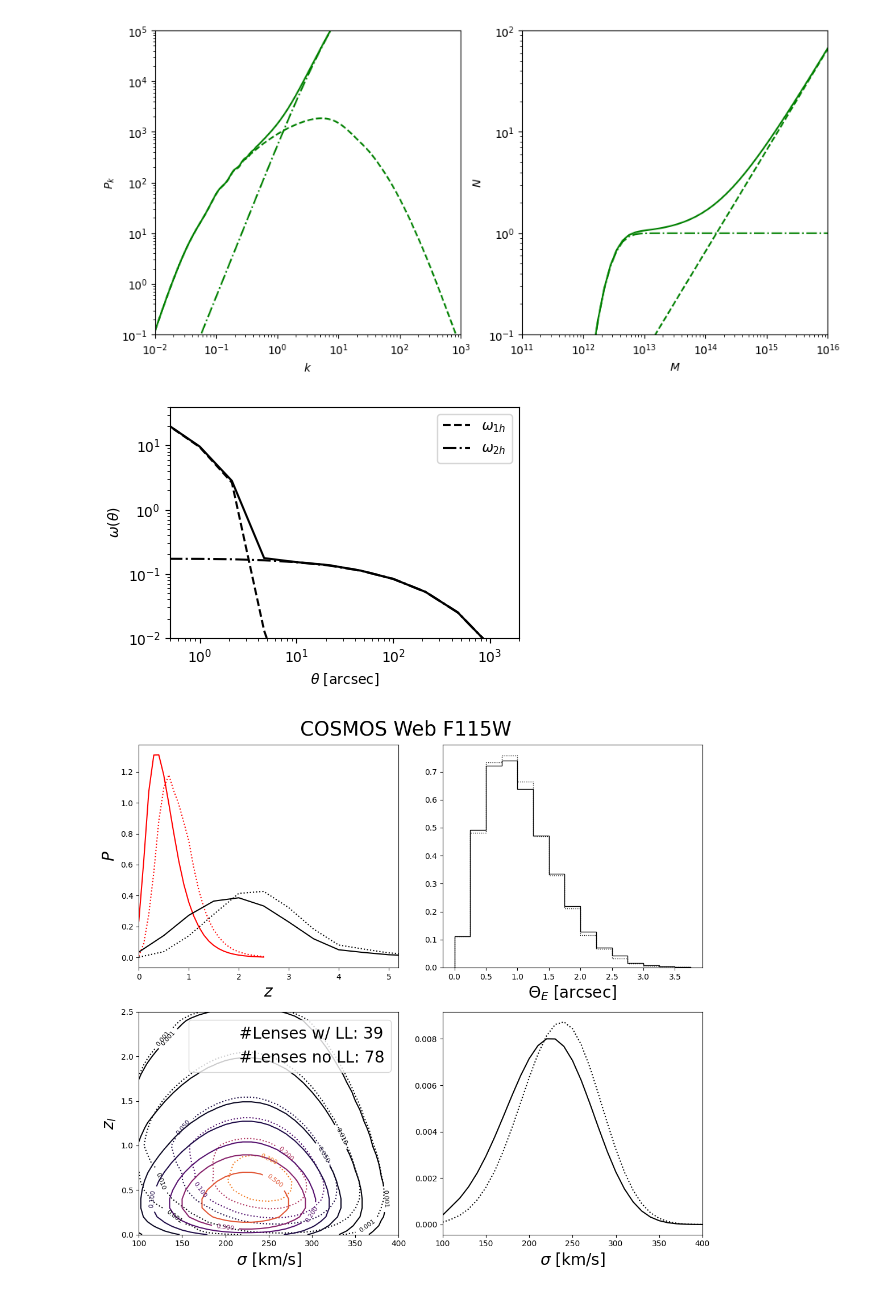
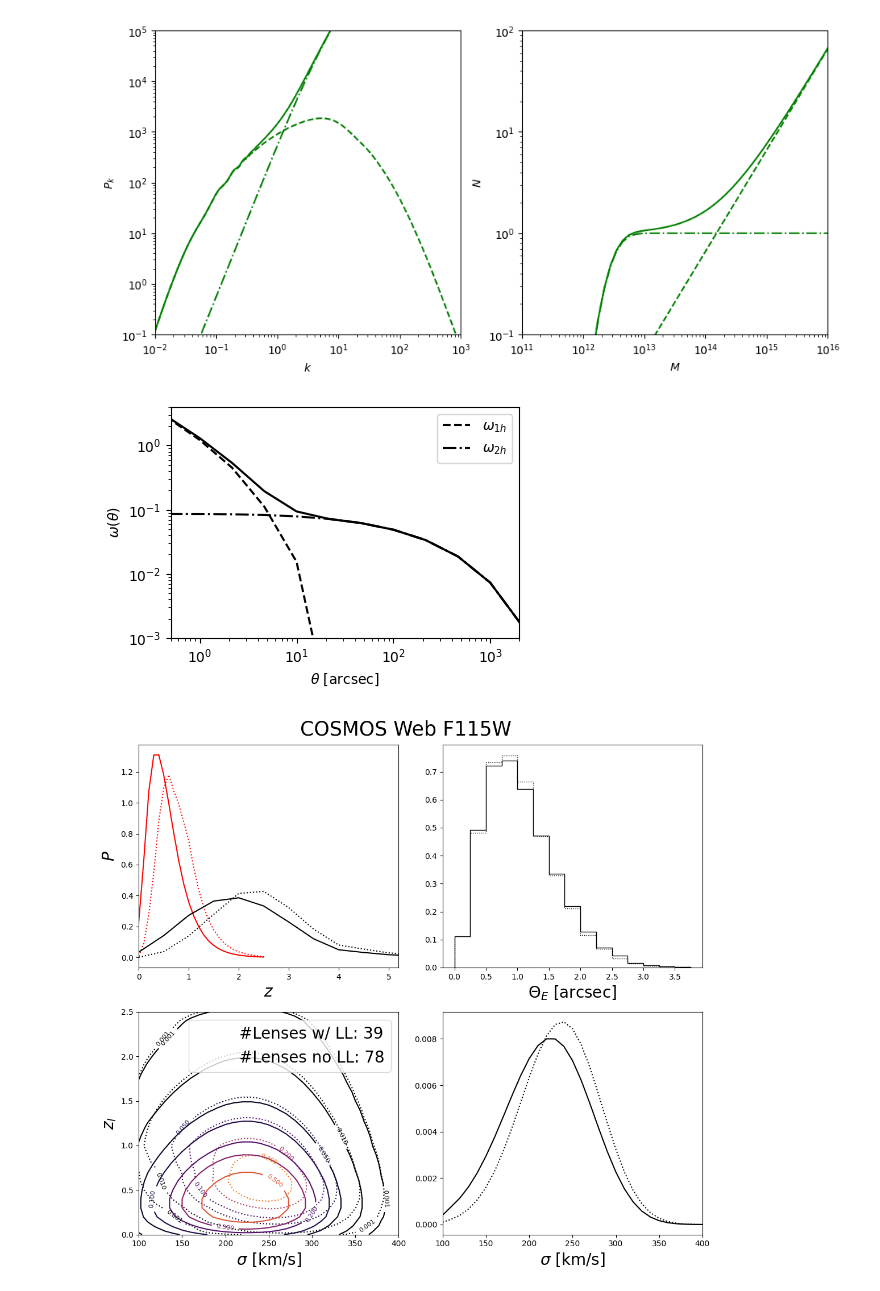
Before and after one commit to Ferr013/GALESS, a Jupyter notebook: examples/basic_example.ipynb, the cells around one changed output. Drawn from its saved outputs; the diff is of its cells as text; code cells hidden in the pictures.

```diff
--- a/examples/basic_example.ipynb
+++ b/examples/basic_example.ipynb
@@ -14,31 +14,32 @@ from matplotlib import colors
 from mpl_toolkits.axes_grid1 import make_axes_locatable
 h = 0.7
 # %%
-if(0):
+if(1):
     z = 1.7
+    z_sigma = 0.5
     M_sat, M_min, sigma_logM, alpha = 10**14.18, 10**12.46, 0.2, 1.0
     #M_sat, M_min, sigma_logM, alpha = 10**13.47, 10**12.09, 0.2, 1.0
-    #M_sat, M_min, sigma_logM, alpha = 10**12.08, 10**11.16, 0.2, 1.0
-    z_array = np.array([1.3, 1.5, 1.7, 1.9, 2.1, 2.3])
+    M_sat, M_min, sigma_logM, alpha = 10**12.08, 10**11.16, 0.2, 1.0
+    z_array = np.array([1.1, 1.3, 1.5, 1.7, 1.9, 2.1, 2.3])
     #z_array = np.array([1.3, 1.4, 1.5, 1.6, 1.7, 1.8, 1.9, 2.0, 2.1, 2.2, 2.3])
-elif(1):
+elif(0):
     z = 3.8
     #M_sat, M_min, sigma_logM, alpha = 10**15.25, 10**13.08, 0.2, 1.0
     M_sat, M_min, sigma_logM, alpha = 10**14.80, 10**12.71, 0.2, 1.0
-    z_array = np.array([3.4, 3.6, 3.8, 4.0, 4.2, 4.4])
+    z_array = np.array([3.2, 3.4, 3.6, 3.8, 4.0, 4.2, 4.4])
 elif(0):
     #random
     z = 4
     M_sat, M_min, sigma_logM, alpha = 2.4e12, 1.6e11, 0.2, 0.5
-    z_array = np.array([1.3, 1.5, 1.7, 1.9, 2.1, 2.3])
+    z_array = np.array([1.1, 1.3, 1.5, 1.7, 1.9, 2.1, 2.3])
 
 M_h_array, HMF_array, nu_array, hmf_k, hmf_PS = HOD.init_lookup_table(z)
 NTOT = HOD.N_tot(M_h_array, M_sat, alpha, M_min, sigma_logM)
 N_g_AVG = HOD.get_AVG_N_tot(M_min, sigma_logM, M_sat, alpha, z)
 M_h_AVG = HOD.get_AVG_Host_Halo_Mass(M_min, sigma_logM, M_sat, alpha, z)
-b_eff = HOD.get_EFF_gal_bias(M_min, sigma_logM, M_sat, alpha, z)
+b_eff = HOD.get_EFF_gal_bias(M_min, sigma_logM, M_sat, alpha, z, USE_MY_BIAS = 0)
 f_sat = HOD.get_AVG_f_sat(M_min, sigma_logM, M_sat, alpha, z)
-n_avg = HOD.get_N_dens_avg(z_array, M_min, sigma_logM, M_sat, alpha)
+n_avg = HOD.get_N_dens_avg(z_array, M_min, sigma_logM, M_sat, alpha, z, z_sigma)
 
 print(f'redshift z   : {z:.2f}')
 print(f'n_avg        : {n_avg:.2e}')
@@ -111,23 +112,22 @@ plt.show()
 # %%
 _theta_arcsec = np.logspace(-1,3.333334,14)
 theta = _theta_arcsec * 1/206265 # 1 arcsec in rad
-omega1h, omega2h = HOD.omega_array(theta, M_min, sigma_logM, M_sat, alpha, z_array, REWRITE_TBLS = False, USE_MY_PS=True)
+omega1h, omega2h = HOD.omega_array(theta, M_min, sigma_logM, M_sat, alpha, z, z_sigma, z_array, REWRITE_TBLS = False, USE_MY_PS=True)
 # %%
-f = 7#2.5e1
 fig, ax = plt.subplots(1, 1, figsize=(4.5, 3), sharex=False, sharey=False)
-ax.plot(_theta_arcsec, omega1h*f, 'k--', label=r'$\omega_{1h}$')
-ax.plot(_theta_arcsec, omega2h*f, 'k-.', label=r'$\omega_{2h}$')
-ax.plot(_theta_arcsec, (omega1h+omega2h)*f, 'k')
+ax.plot(_theta_arcsec, omega1h, 'k--', label=r'$\omega_{1h}$')
+ax.plot(_theta_arcsec, omega2h, 'k-.', label=r'$\omega_{2h}$')
+ax.plot(_theta_arcsec, omega1h+omega2h, 'k')
 ax.set_xscale('log')
 ax.set_yscale('log')
 ax.set_xlim((0.5,2e3))
 ax.set_ylim((1e-3,4e0)) if z < 3.7 else ax.set_ylim((1e-2,4e1))
 ax.set_xlabel(r'$\theta$ [arcsec]')
 ax.set_ylabel(r'$\omega$($\theta$)')
 plt.legend()
 plt.show()
 # %% [output]
-[figure, old version]
+[figure, new version]
 # %%
 M_array     = np.linspace(-13 , -25 , 25)
 sigma_array = np.linspace(100 , 400 , 31)
```
Also changed, not shown: parts of 3 cells of this notebook, 9 other files.
